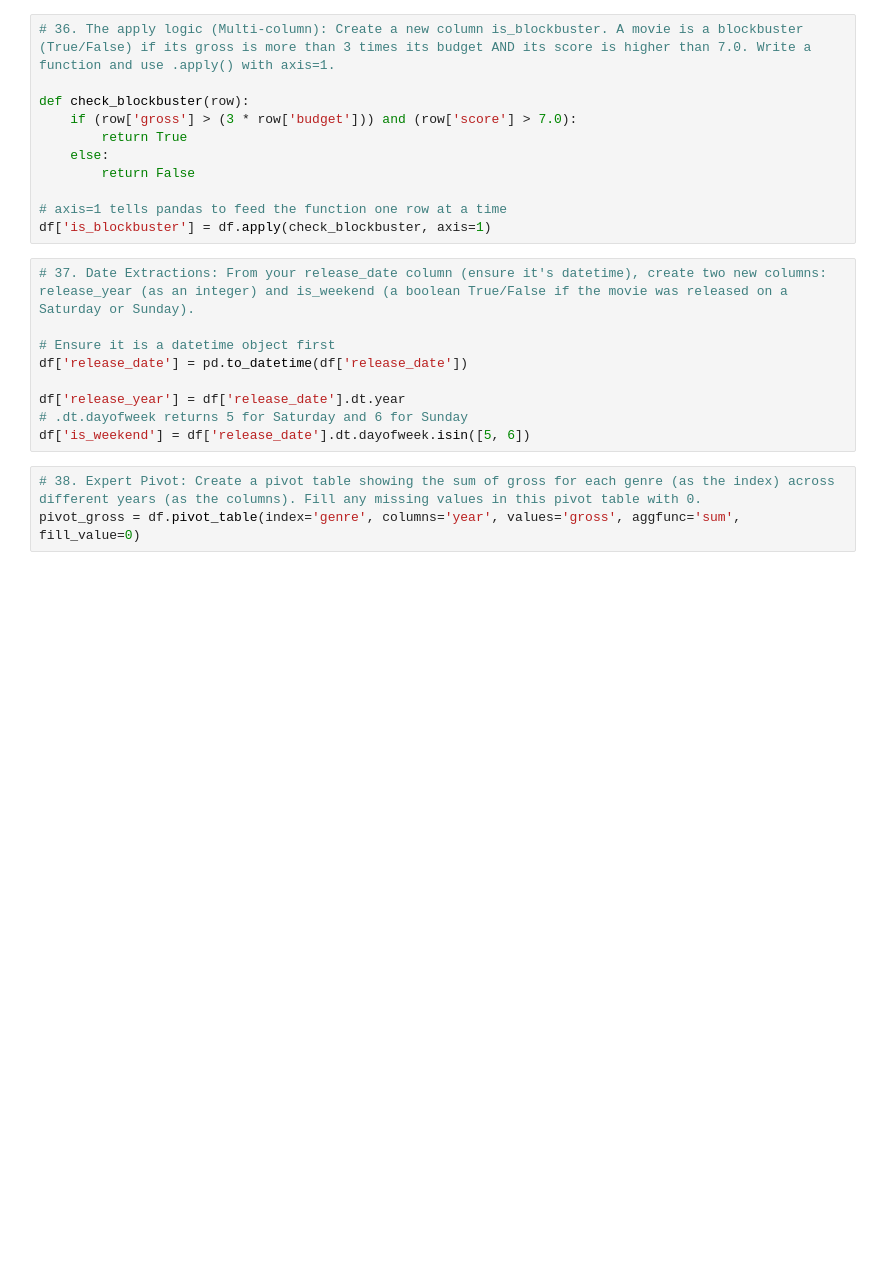
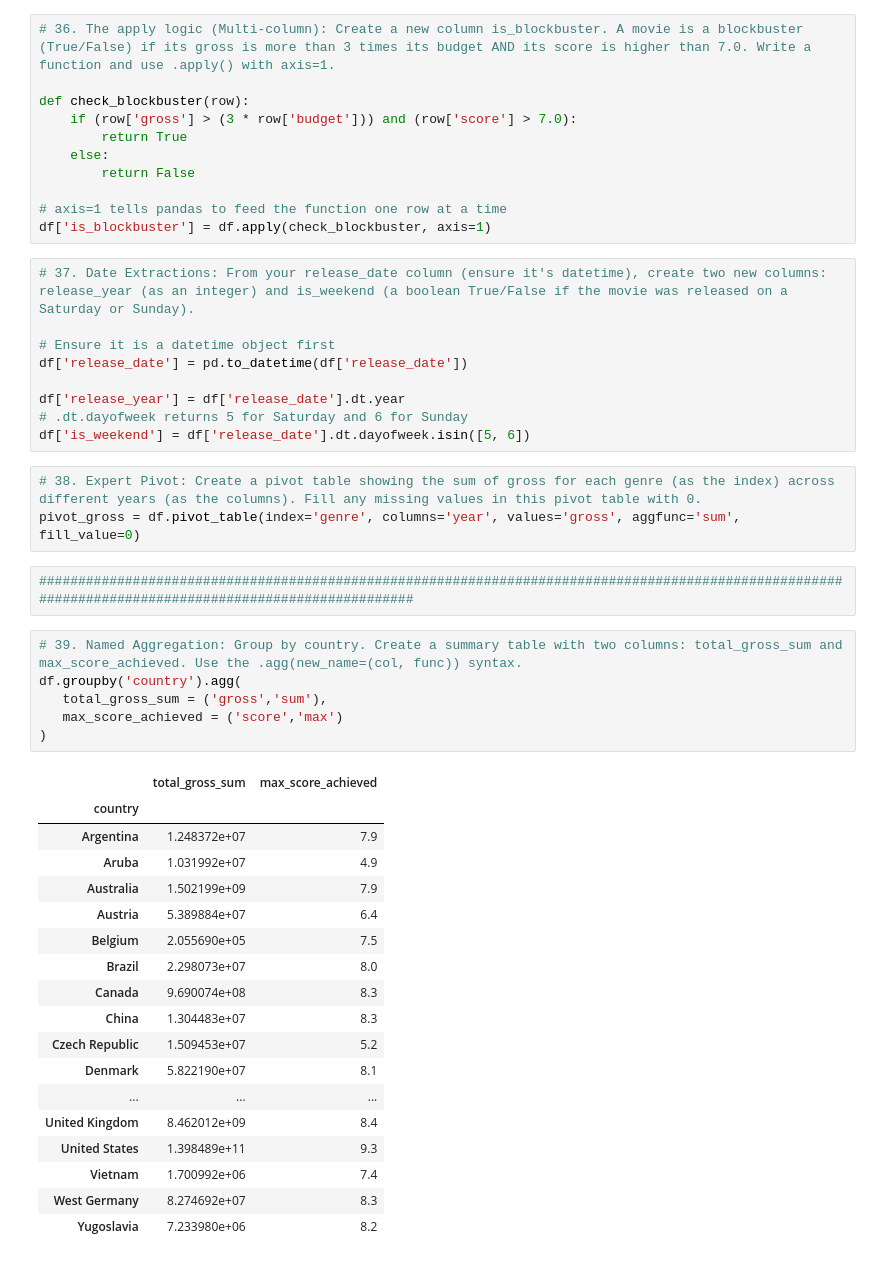
Before and after one commit to Divyanshucode93/GoogleColabsPractice, a Jupyter notebook: movies_Practise.ipynb, the cells around one changed output. Saved outputs shown, nothing was run; the diff lists cells and outputs as text; blank space fills up the shorter version.

```diff
--- a/movies_Practise.ipynb
+++ b/movies_Practise.ipynb
@@ -722,3 +722,30 @@ df['is_weekend'] = df['release_date'].dt.dayofweek.isin([5, 6])
 # %%
 # 38. Expert Pivot: Create a pivot table showing the sum of gross for each genre (as the index) across different years (as the columns). Fill any missing values in this pivot table with 0.
 pivot_gross = df.pivot_table(index='genre', columns='year', values='gross', aggfunc='sum', fill_value=0)
+# %%
+#######################################################################################################################################################
+# %%
+# 39. Named Aggregation: Group by country. Create a summary table with two columns: total_gross_sum and max_score_achieved. Use the .agg(new_name=(col, func)) syntax.
+df.groupby('country').agg(
+   total_gross_sum = ('gross','sum'),
+   max_score_achieved = ('score','max')
+)
+# %% [output]
+|  | total_gross_sum | max_score_achieved |
+| country |  |  |
+| Argentina | 1.248372e+07 | 7.9 |
+| Aruba | 1.031992e+07 | 4.9 |
+| Australia | 1.502199e+09 | 7.9 |
+| Austria | 5.389884e+07 | 6.4 |
+| Belgium | 2.055690e+05 | 7.5 |
+| Brazil | 2.298073e+07 | 8.0 |
+| Canada | 9.690074e+08 | 8.3 |
+| China | 1.304483e+07 | 8.3 |
+| Czech Republic | 1.509453e+07 | 5.2 |
+| Denmark | 5.822190e+07 | 8.1 |
+| ... | ... | ... |
+| United Kingdom | 8.462012e+09 | 8.4 |
+| United States | 1.398489e+11 | 9.3 |
+| Vietnam | 1.700992e+06 | 7.4 |
+| West Germany | 8.274692e+07 | 8.3 |
+| Yugoslavia | 7.233980e+06 | 8.2 |
```
Also changed, not shown: parts of 9 cells of this notebook.
